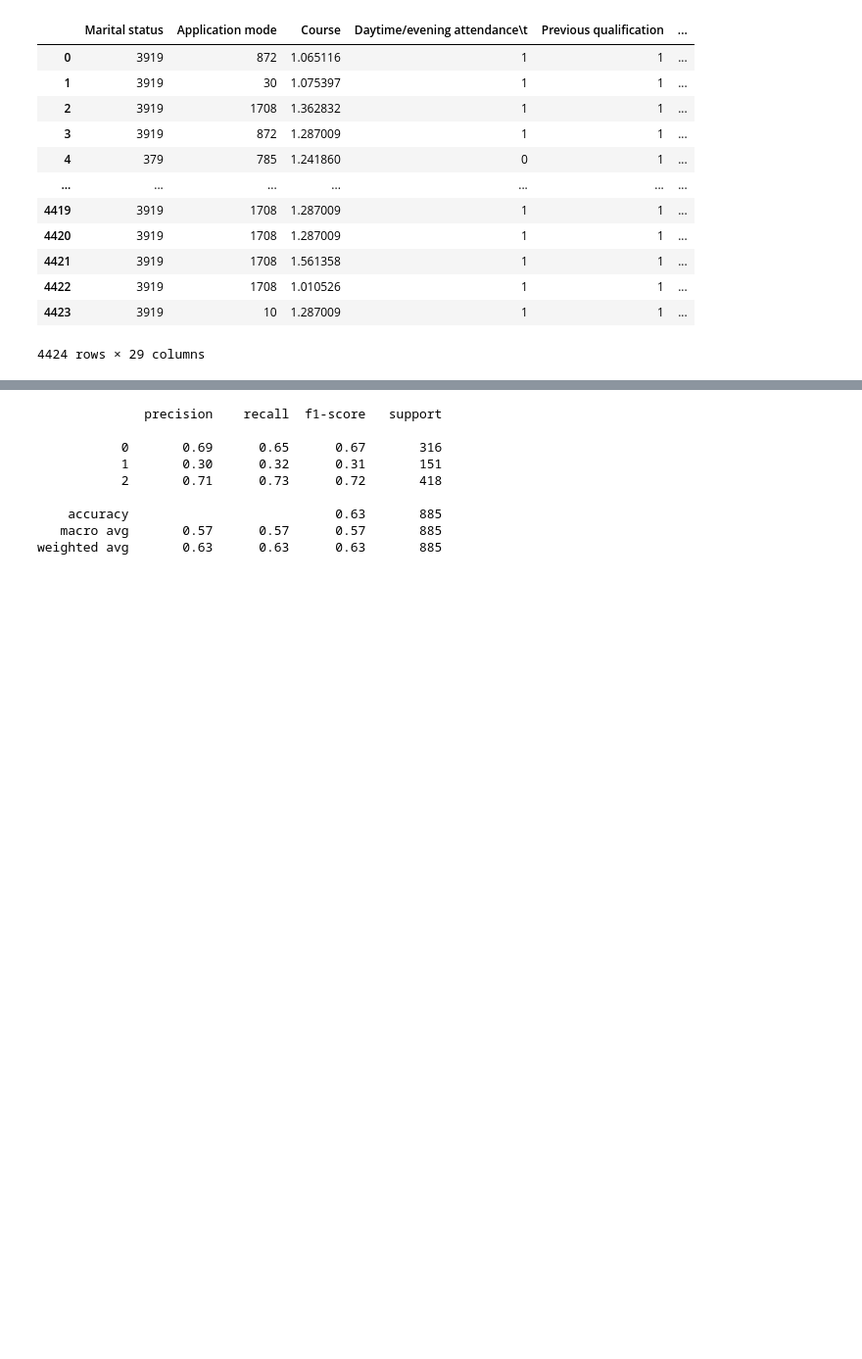
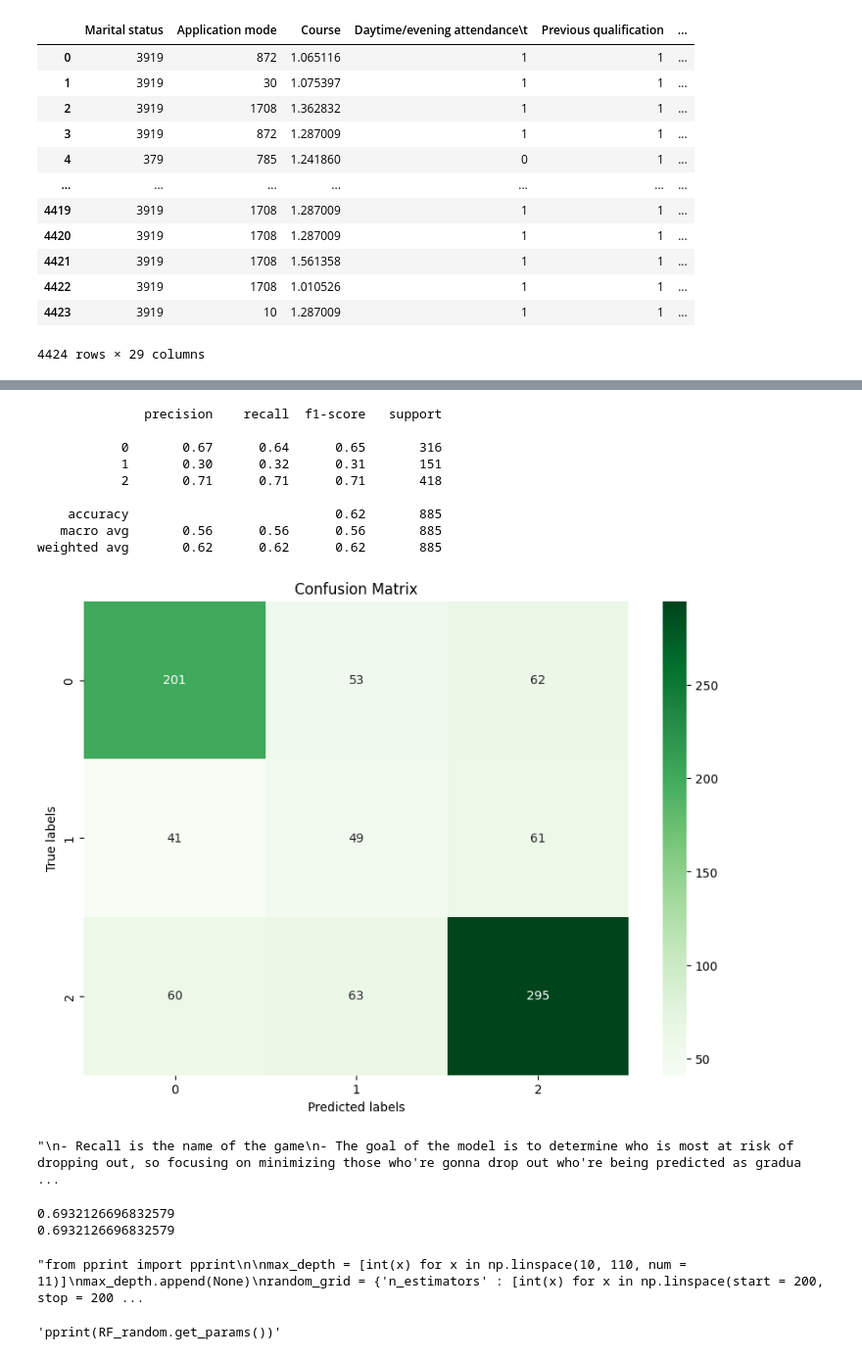
Before and after one commit to IainHenn/Student-Performance-Predictor, a Jupyter notebook: main.ipynb, the cells around one changed output, grey strips where cells are left out. Shown at 98% size. Cells and saved outputs as stored; diff of their text form; code cells hidden in the pictures; blank space fills up the shorter version.

```diff
--- a/main.ipynb
+++ b/main.ipynb
@@ -563,17 +576,31 @@ weighted avg       0.70      0.72      0.70       885
 # %%
 DT_Classifier = DecisionTreeClassifier()
 DT_Classifier.fit(x_train,y_train)
 
 y_pred = DT_Classifier.predict(x_test)
 
 print(classification_report(y_test,y_pred))
+
+testing = classification_report(y_test,y_pred)
+
+conf_mat_DT = confusion_matrix(y_test,y_pred)
+plot_confusion_matrix(conf_mat_DT,["0","1","2"])
 # %% [output]
               precision    recall  f1-score   support
 
-           0       0.69      0.65      0.67       316
+           0       0.67      0.64      0.65       316
            1       0.30      0.32      0.31       151
-           2       0.71      0.73      0.72       418
+           2       0.71      0.71      0.71       418
 
-    accuracy                           0.63       885
-   macro avg       0.57      0.57      0.57       885
-weighted avg       0.63      0.63      0.63       885
+    accuracy                           0.62       885
+   macro avg       0.56      0.56      0.56       885
+weighted avg       0.62      0.62      0.62       885
+[figure, added]
+# %%
+'''
+- Recall is the name of the game
+- The goal of the model is to determine who is most at risk of dropping out, so focusing on minimizing those who're gonna drop out who're being predicted as graduating/enrolling is important
+- Need to figure out what is the best model before hyperparameter tuning
+'''
+# %% [output]
+"\n- Recall is the name of the game\n- The goal of the model is to determine who is most at risk of dropping out, so focusing on minimizing those who're gonna drop out who're being predicted as gradua ...
@@ -579,0 +616,32 @@ weighted avg       0.63      0.63      0.63       885
+# %%
+print(recall_GB.mean())
+print(recall_RF.mean())
+
+#Should go with the random forest tree classifier, marginally better based on recall in cross validation
+# %% [output]
+0.6932126696832579
+0.6932126696832579
+# %%
+'''from pprint import pprint
+
+max_depth = [int(x) for x in np.linspace(10, 110, num = 11)]
+max_depth.append(None)
+random_grid = {'n_estimators' : [int(x) for x in np.linspace(start = 200, stop = 2000, num = 10)],
+               'max_features' : ['sqrt', 'log2', None],
+               'max_depth' : max_depth,
+               'min_samples_split' : [2, 5, 10],
+               'min_samples_leaf' : [1, 2, 4],
+               'bootstrap' : [True, False]}
+
+RF_random = RandomizedSearchCV(estimator = RF_Classifier, param_distributions = random_grid,
+                               n_iter = 20, cv = 3, verbose = 0, random_state = 42, n_jobs = -1)
+
+RF_random.fit(x_train,y_train)
+
+pprint(RF_random.get_params())'''
+# %% [output]
+"from pprint import pprint\n\nmax_depth = [int(x) for x in np.linspace(10, 110, num = 11)]\nmax_depth.append(None)\nrandom_grid = {'n_estimators' : [int(x) for x in np.linspace(start = 200, stop = 200 ...
+# %%
+'''pprint(RF_random.get_params())'''
+# %% [output]
+'pprint(RF_random.get_params())'
```
Also changed, not shown: parts of 7 cells of this notebook.
